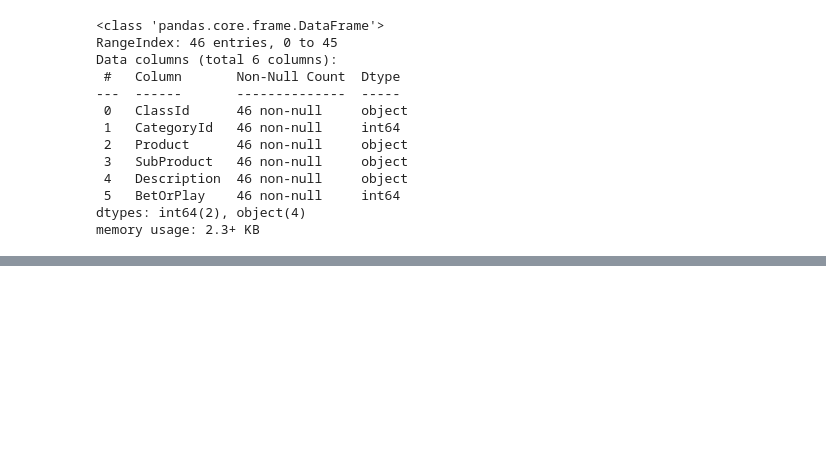
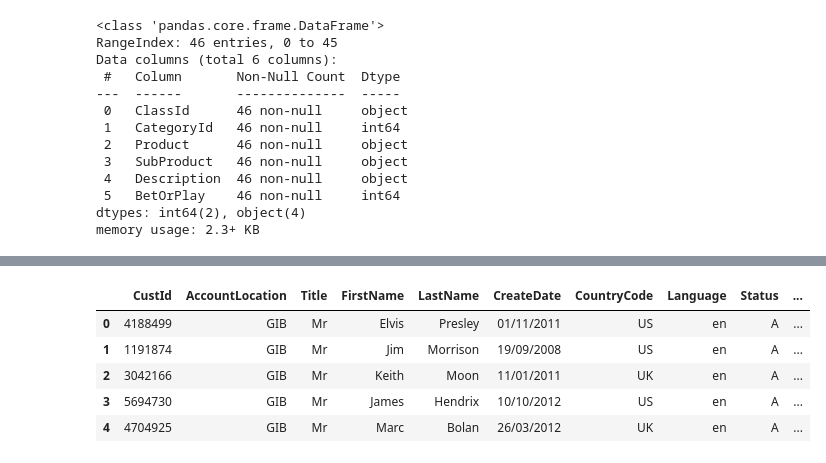
Before and after one commit to giusenico/project-ironhack-gambling, a Jupyter notebook: data_cleaning.ipynb, the cells around one changed output, grey strips where cells are left out. Cells and saved outputs as stored; diff of their text form; code cells hidden in the pictures; blank space fills up the shorter version.

```diff
--- a/data_cleaning.ipynb
+++ b/data_cleaning.ipynb
@@ -258,0 +385,10 @@ memory usage: 2.3+ KB
+# %%
+customer_df.columns = ['CustId', 'AccountLocation', 'Title', 'FirstName', 'LastName', 'CreateDate', 'CountryCode', 'Language', 'Status', 'DateOfBirth', 'Contact', 'CustomerGroup']
+customer_df.head()
+# %% [output]
+|  | CustId | AccountLocation | Title | FirstName | LastName | CreateDate | CountryCode | Language | Status | ... |
+| 0 | 4188499 | GIB | Mr | Elvis | Presley | 01/11/2011 | US | en | A | ... |
+| 1 | 1191874 | GIB | Mr | Jim | Morrison | 19/09/2008 | US | en | A | ... |
+| 2 | 3042166 | GIB | Mr | Keith | Moon | 11/01/2011 | UK | en | A | ... |
+| 3 | 5694730 | GIB | Mr | James | Hendrix | 10/10/2012 | US | en | A | ... |
+| 4 | 4704925 | GIB | Mr | Marc | Bolan | 26/03/2012 | UK | en | A | ... |
```
Also changed, not shown: parts of 26 cells of this notebook, 4 other files.
